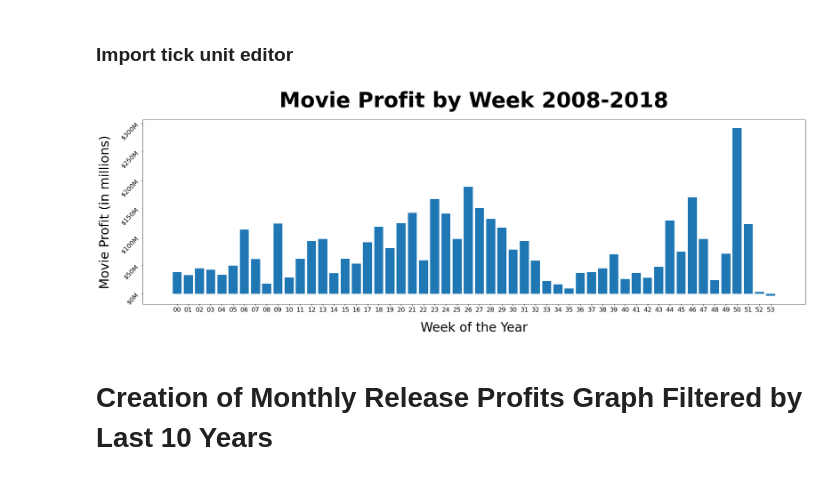
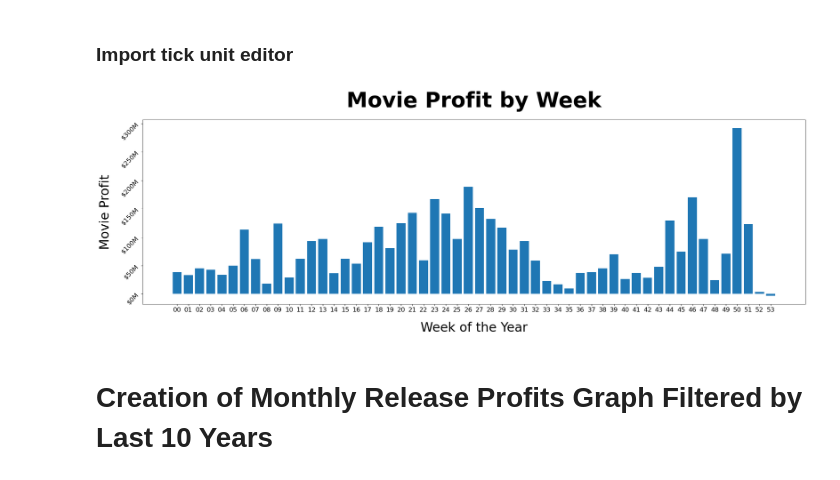
Before and after one commit to JordanMang/phase_1_id10t_team, a Jupyter notebook: working_jupyter_notebooks/Jordan_Release_Date_Notebook.ipynb, the cells around one changed output. Cells and saved outputs as stored; diff of their text form; code cells hidden in the pictures.

```diff
--- a/working_jupyter_notebooks/Jordan_Release_Date_Notebook.ipynb
+++ b/working_jupyter_notebooks/Jordan_Release_Date_Notebook.ipynb
@@ -307,35 +307,35 @@ from matplotlib.ticker import FormatStrFormatter
 # %%
 plt.figure(figsize=(28, 8), dpi=80)
 movie_realease_by_week_10_year = plt.bar(x = tnmovies_pandas_weekly_10_years['release_week'], height = tnmovies_pandas_weekly_10_years['Graph_APM'])
 
 #Graph Labels
-plt.title('Movie Profit by Week 2008-2018', fontsize = 50, fontweight='bold', pad = 30)
+plt.title('Movie Profit by Week', fontsize = 50, fontweight='bold', pad = 30)
 plt.xlabel('Week of the Year', fontsize = 30, labelpad = 20)
-plt.ylabel('Movie Profit (in millions)', fontsize = 30, labelpad = 20)
+plt.ylabel('Movie Profit', fontsize = 30, labelpad = 20)
 
 #tick formatting
 plt.ticklabel_format(axis='y', style='plain')
 plt.ticklabel_format(axis='x')
 plt.xticks(fontsize = 15)
 plt.yticks(fontsize = 15, rotation = 45)
 
 #tick unit edit
 plt.gca().yaxis.set_major_formatter(FormatStrFormatter('$%dM'))
 #Margin around plot
 #plt.margins(.1, .1)
 
 #Vertical Line
 #plt.text(48.6, 178,'Christmas Day',rotation=90, color = 'black', fontsize = 20, fontweight='bold')
 #plt.text(44.6, 188,'Thanksgiving',rotation=90, color = 'black', fontsize = 20, fontweight='bold')
 #plt.axvline(x=26, ymin=0, ymax=1, color = 'lightcoral')
 #plt.text(24.6, 185,'Memorial Day',rotation=90, color = 'black', fontsize = 20, fontweight='bold')
 #plt.axvline(x=6, ymin=0, ymax=1, color = 'lightcoral')
 #plt.text(4.6, 150,'Chinese New Year',rotation=90, color = 'black', fontsize = 20, fontweight='bold')
 
-#plt.savefig('test.jpeg', dpi=120)
+#plt.savefig('finalpbw2.jpeg', dpi=120)
 plt.show();
 # %% [output]
-[figure, old version]
+[figure, new version]
 # %% [markdown]
 # Creation of Monthly Release Profits Graph Filtered by Last 10 Years
 # %%
```
Also changed, not shown: parts of 1 cell of this notebook.
